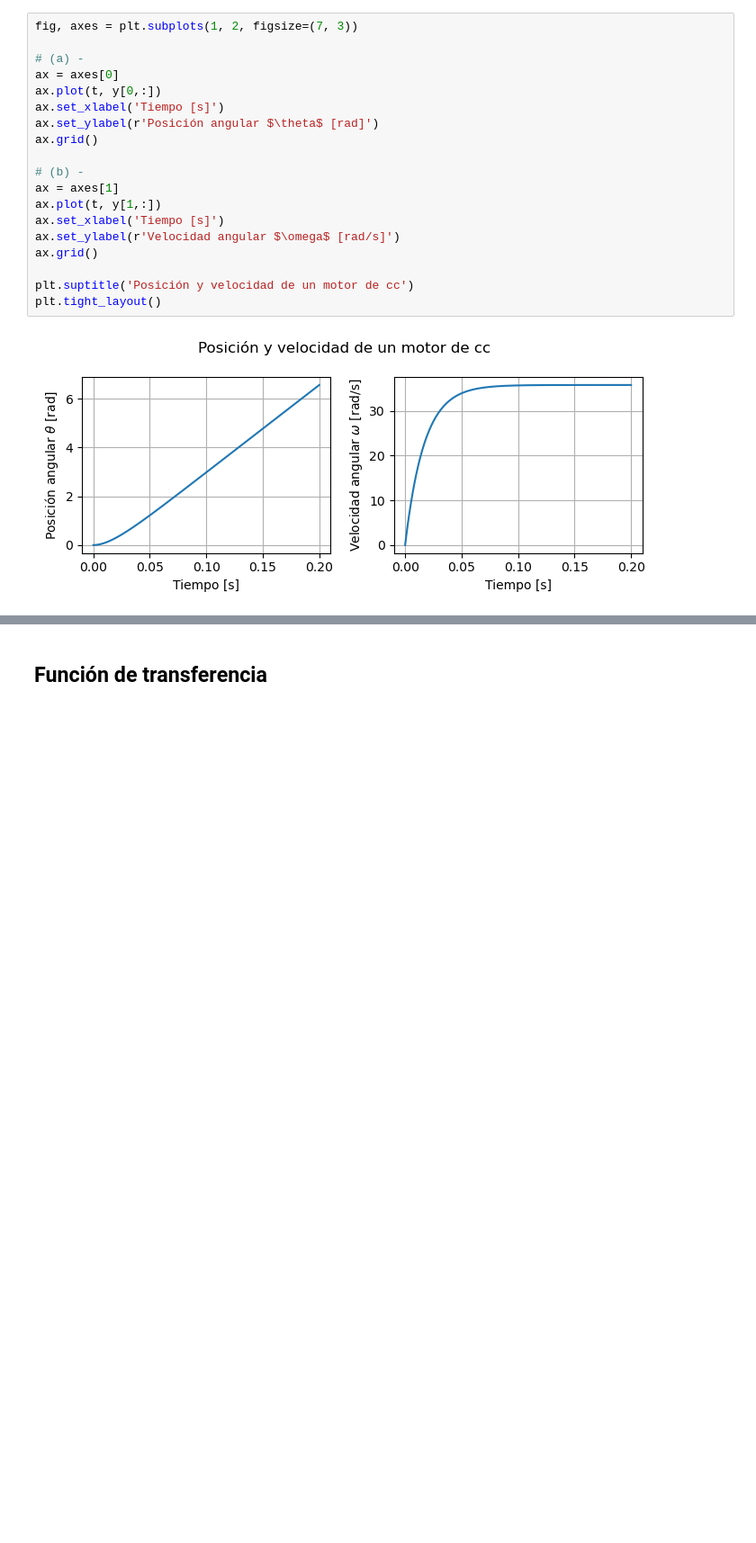
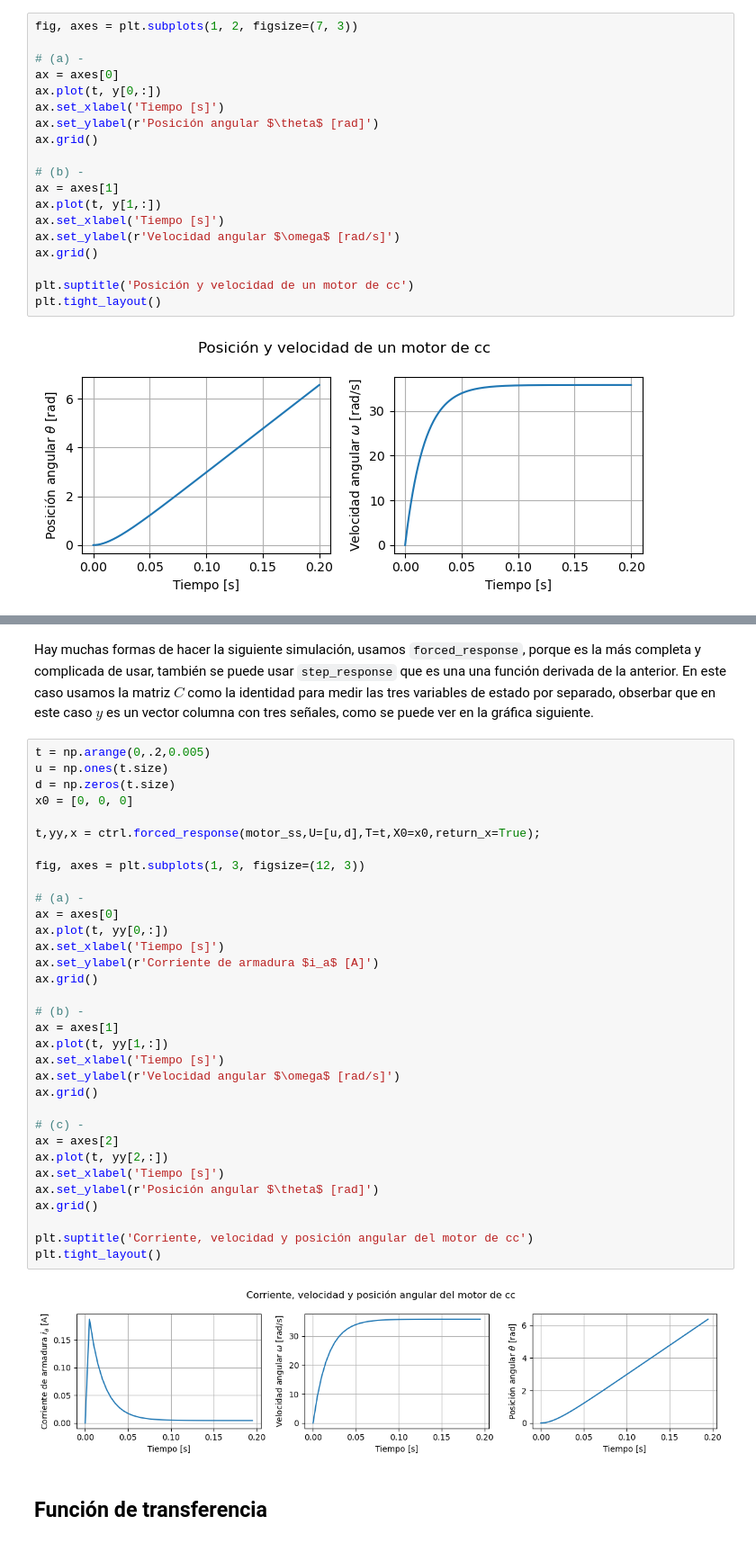
Before and after one commit to juanodecc/ejemplos_dyc, a Jupyter notebook: modelado/motor/motorDC_modelo.ipynb, the cells around one changed output, grey strips where cells are left out. Shown at 90% size. Cells and saved outputs as stored; diff of their text form; blank space fills up the shorter version.

Commit message:
agrego simulacion en variables de estado

```diff
--- a/modelado/motor/motorDC_modelo.ipynb
+++ b/modelado/motor/motorDC_modelo.ipynb
@@ -159,3 +242,40 @@ plt.tight_layout()
+# %% [markdown]
+Hay muchas formas de hacer la siguiente simulación, usamos `forced_response`, porque es la más completa y complicada de usar, también se puede usar `step_response` que es una una función derivada de la anterior. En este caso usamos la matriz $C$ como la identidad para medir las tres variables de estado por separado, obserbar que en este caso $y$ es un vector columna con tres señales, como se puede ver en la gráfica siguiente.
+# %%
+t = np.arange(0,.2,0.005)
+u = np.ones(t.size)
+d = np.zeros(t.size)
+x0 = [0, 0, 0]
+
+t,yy,x = ctrl.forced_response(motor_ss,U=[u,d],T=t,X0=x0,return_x=True);
+
+fig, axes = plt.subplots(1, 3, figsize=(12, 3))
+
+# (a) -
+ax = axes[0]
+ax.plot(t, yy[0,:])
+ax.set_xlabel('Tiempo [s]')
+ax.set_ylabel(r'Corriente de armadura $i_a$ [A]')
+ax.grid()
+
+# (b) -
+ax = axes[1]
+ax.plot(t, yy[1,:])
+ax.set_xlabel('Tiempo [s]')
+ax.set_ylabel(r'Velocidad angular $\omega$ [rad/s]')
+ax.grid()
+
+# (c) -
+ax = axes[2]
+ax.plot(t, yy[2,:])
+ax.set_xlabel('Tiempo [s]')
+ax.set_ylabel(r'Posición angular $\theta$ [rad]')
+ax.grid()
+
+plt.suptitle('Corriente, velocidad y posición angular del motor de cc')
+plt.tight_layout()
+# %% [output]
+[figure, added]
 # %% [markdown]
 <a id="id_motor4"></a>
 ## Función de transferencia
```
Also changed, not shown: parts of 11 cells of this notebook.
